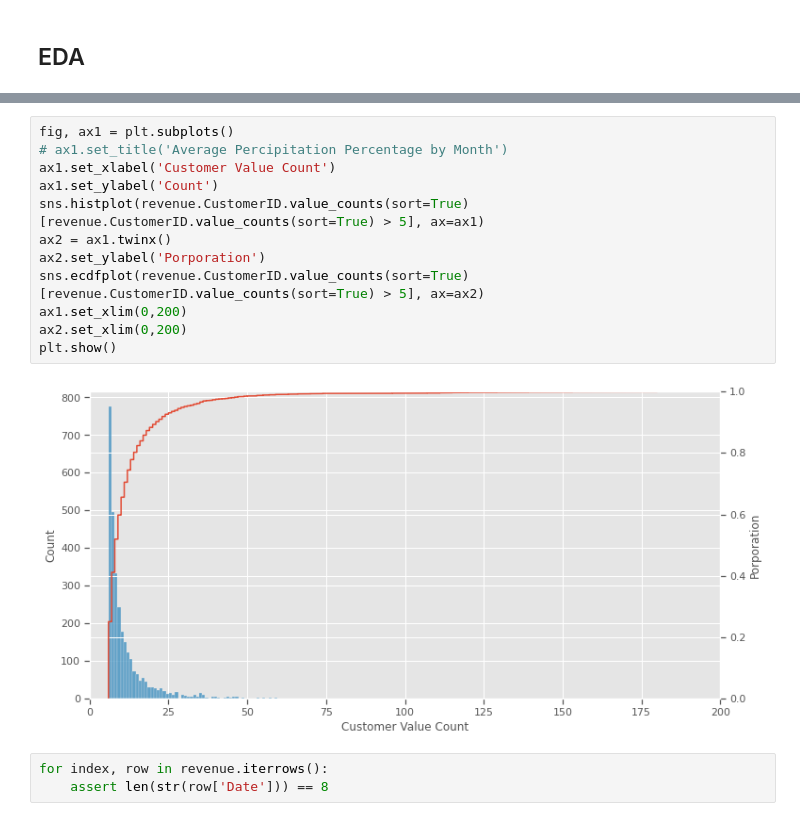
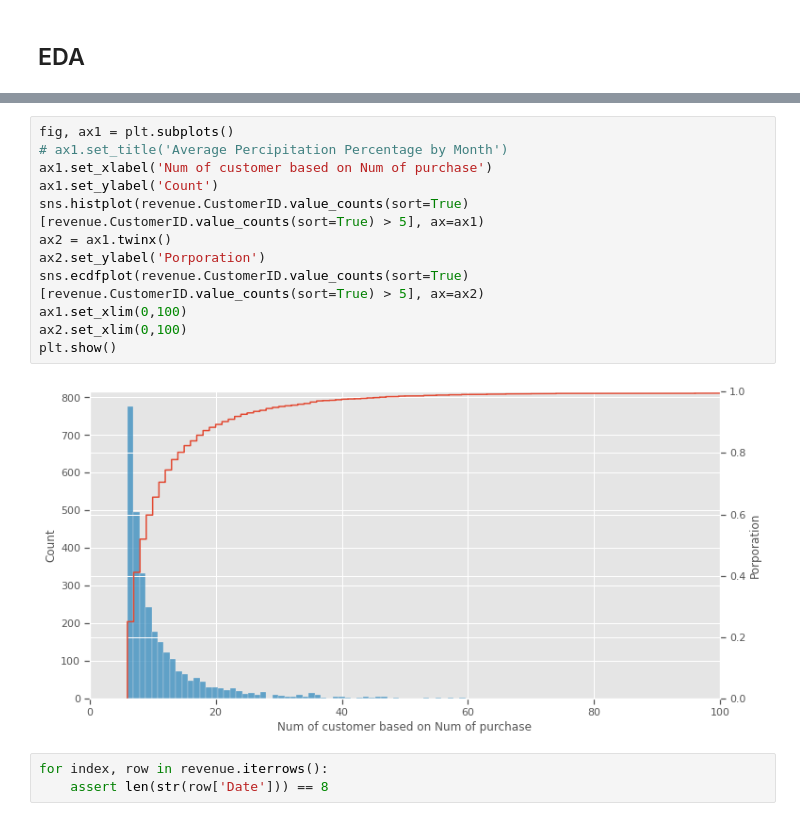
Before and after one commit to alephba/interview_tasks, a Jupyter notebook: src/notebook.ipynb, the cells around one changed output, grey strips where cells are left out. Drawn from its saved outputs; the diff is of its cells as text.

```diff
--- a/src/notebook.ipynb
+++ b/src/notebook.ipynb
@@ -68,17 +63,17 @@ summary_statistic(revenue)
 # %%
 fig, ax1 = plt.subplots()
 # ax1.set_title('Average Percipitation Percentage by Month')
-ax1.set_xlabel('Customer Value Count')
+ax1.set_xlabel('Num of customer based on Num of purchase')
 ax1.set_ylabel('Count')
 sns.histplot(revenue.CustomerID.value_counts(sort=True)[revenue.CustomerID.value_counts(sort=True) > 5], ax=ax1)
 ax2 = ax1.twinx()
 ax2.set_ylabel('Porporation')
 sns.ecdfplot(revenue.CustomerID.value_counts(sort=True)[revenue.CustomerID.value_counts(sort=True) > 5], ax=ax2)
-ax1.set_xlim(0,200)
-ax2.set_xlim(0,200)
+ax1.set_xlim(0,100)
+ax2.set_xlim(0,100)
 plt.show()
 # %% [output]
-[figure, old version]
+[figure, new version]
 # %%
 for index, row in revenue.iterrows():
     assert len(str(row['Date'])) == 8
```
Also changed, not shown: parts of 35 cells of this notebook, 2 other files.
